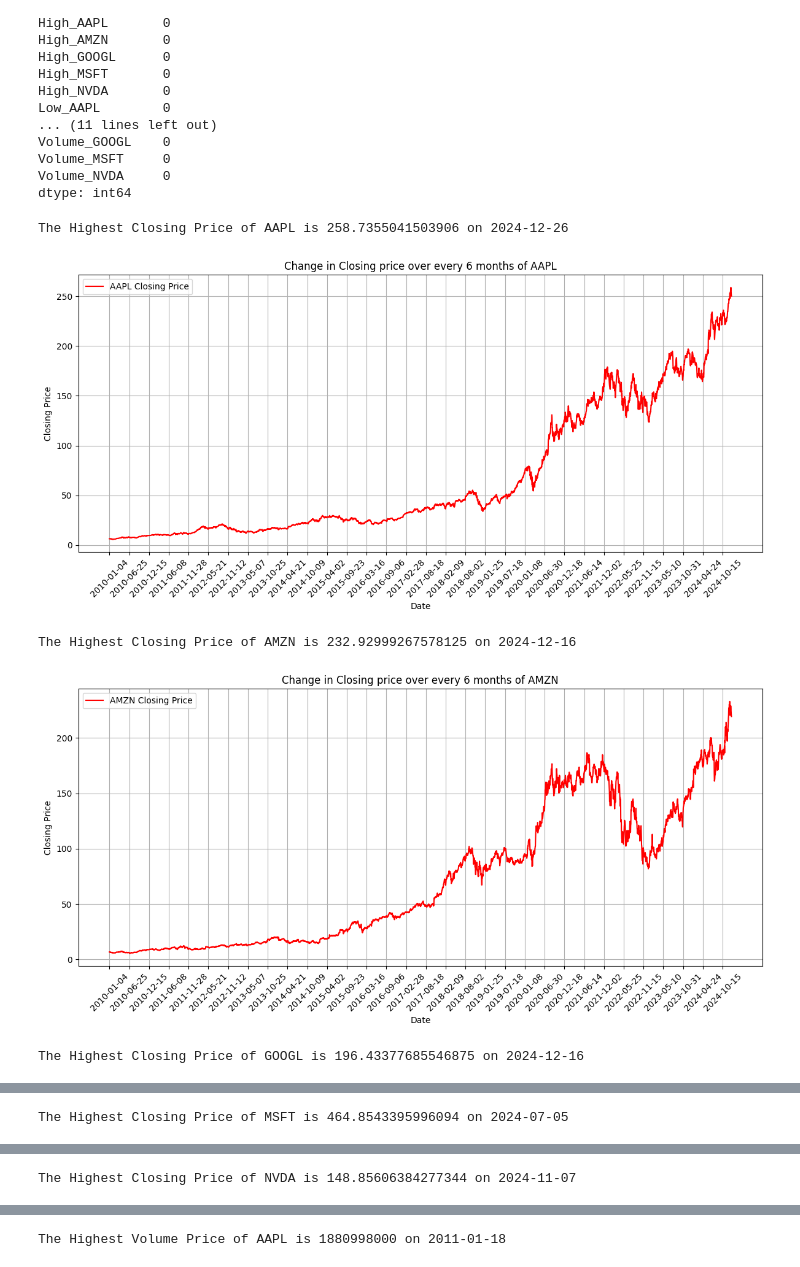
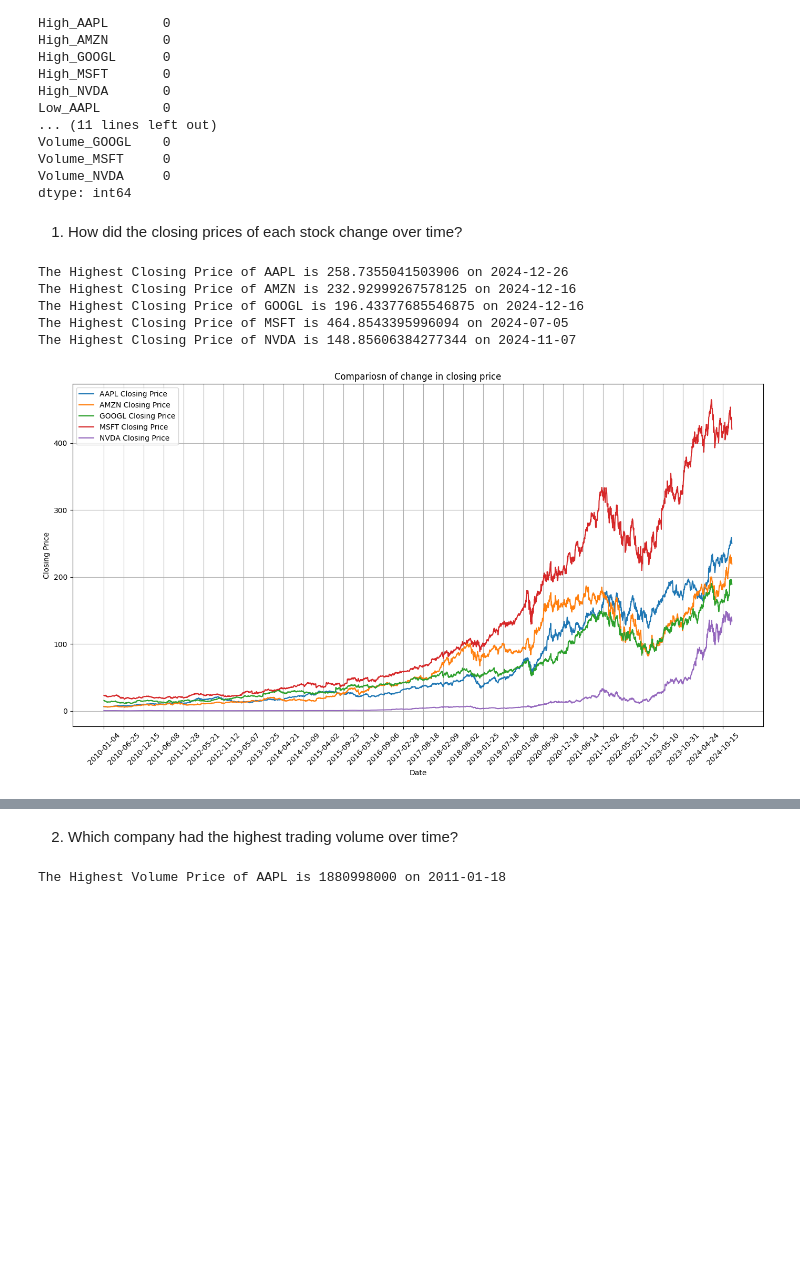
Before and after one commit to ankit143659/Stock_data_analysis, a Jupyter notebook: 15Y_Stock_analysis.ipynb, the cells around one changed output, grey strips where cells are left out. Cells and saved outputs as stored; diff of their text form; code cells hidden in the pictures; blank space fills up the shorter version.

```diff
--- a/15Y_Stock_analysis.ipynb
+++ b/15Y_Stock_analysis.ipynb
@@ -23,30 +23,34 @@ Volume_GOOGL    0
 Volume_MSFT     0
 Volume_NVDA     0
 dtype: int64
+# %% [markdown]
+1. How did the closing prices of each stock change over time?
 # %%
 
 
 stocks =["AAPL","AMZN","GOOGL","MSFT","NVDA"]
+plt.figure(figsize=(14,8))
+for stock in stocks :
 
-for stock in stocks :
- plt.figure(figsize=(12,6))
- date = df["Date"]
- Close_AAPL = df[f"Close_{stock}"]
- high_price_index = Close_AAPL.idxmax()
- print(f"The Highest Closing Price of {stock} is {Close_AAPL[high_price_index]} on {date[high_price_index]}")
- plt.plot(date,Close_AAPL,linestyle="-",color="red",label=f"{stock} Closing Price")
- plt.xlabel("Date")
- plt.ylabel("Closing Price")
- plt.grid(True)
- plt.xticks(ticks=range(0,len(date),120),labels=date[::120],rotation=45)
- plt.legend()
- plt.title(f"Change in Closing price over every 6 months of {stock}")
- plt.tight_layout()
- plt.savefig(f"{stock}_Closing_Price_over_every_6_Months.png")
- plt.show()
+    date = df["Date"]
+    Close_AAPL = df[f"Close_{stock}"]
+    high_price_index = Close_AAPL.idxmax()
+    print(f"The Highest Closing Price of {stock} is {Close_AAPL[high_price_index]} on {date[high_price_index]}")
+    plt.plot(date,Close_AAPL,linestyle="-",label=f"{stock} Closing Price")
+
+plt.xlabel("Date")
+plt.ylabel("Closing Price")
+plt.grid(True)
+plt.xticks(ticks=range(0,len(date),120),labels=date[::120],rotation=45)
+plt.legend()
+plt.title(f"Compariosn of change in closing price")
+plt.tight_layout()
+plt.savefig(f"Compariosn_of_Closing_Price_over_every_3_Months.png")
+plt.show()
 # %% [output]
 The Highest Closing Price of AAPL is 258.7355041503906 on 2024-12-26
+The Highest Closing Price of AMZN is 232.92999267578125 on 2024-12-16
+The Highest Closing Price of GOOGL is 196.43377685546875 on 2024-12-16
+The Highest Closing Price of MSFT is 464.8543395996094 on 2024-07-05
+The Highest Closing Price of NVDA is 148.85606384277344 on 2024-11-07
-[figure, old version]
+[figure, new version]
-The Highest Closing Price of AMZN is 232.92999267578125 on 2024-12-16
-[figure, removed]
-The Highest Closing Price of GOOGL is 196.43377685546875 on 2024-12-16
@@ -54 +56,0 @@ The Highest Closing Price of GOOGL is 196.43377685546875 on 2024-12-16
-The Highest Closing Price of MSFT is 464.8543395996094 on 2024-07-05
@@ -56 +56,0 @@ The Highest Closing Price of MSFT is 464.8543395996094 on 2024-07-05
-The Highest Closing Price of NVDA is 148.85606384277344 on 2024-11-07
@@ -58,3 +57,5 @@ The Highest Closing Price of NVDA is 148.85606384277344 on 2024-11-07
+# %% [markdown]
+2. Which company had the highest trading volume over time?
 # %%
 
 stocks =["AAPL","AMZN","GOOGL","MSFT","NVDA"]
```
Also changed, not shown: parts of 10 cells of this notebook, 25 other files.
